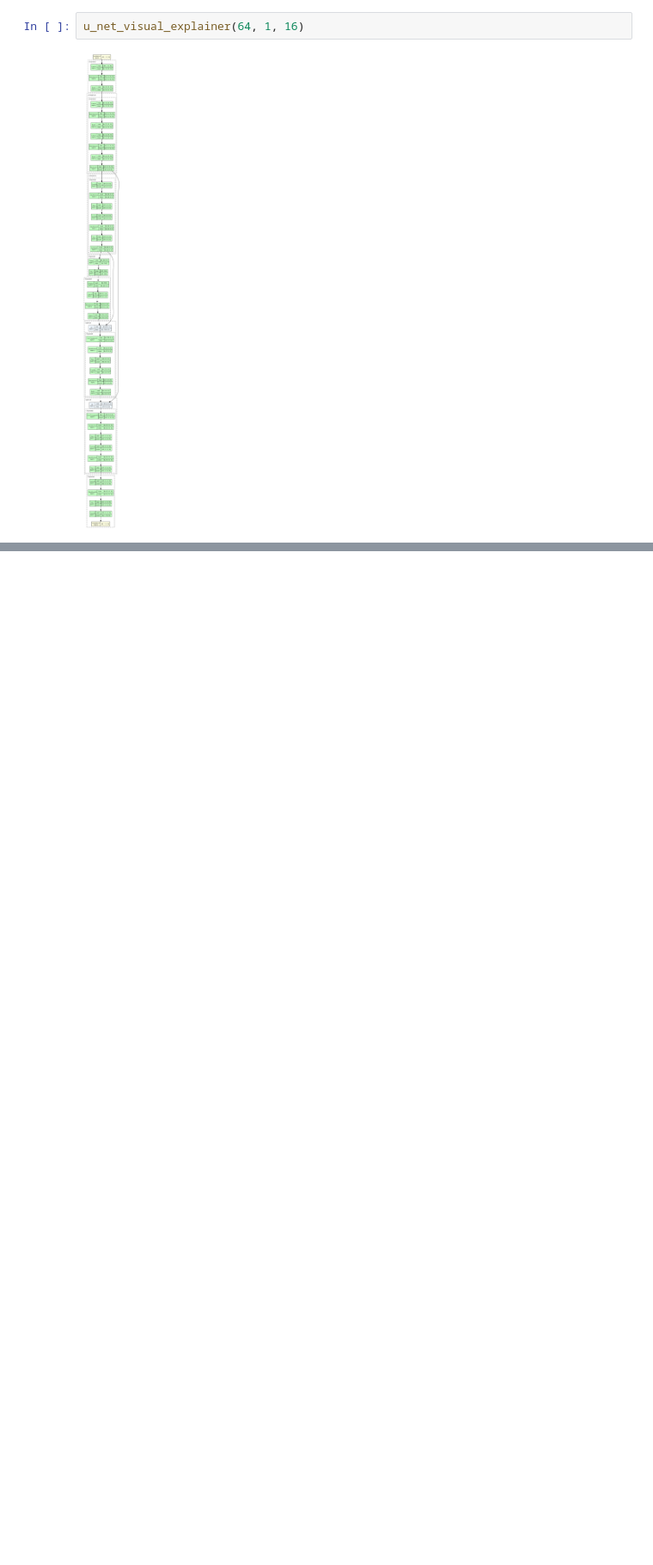
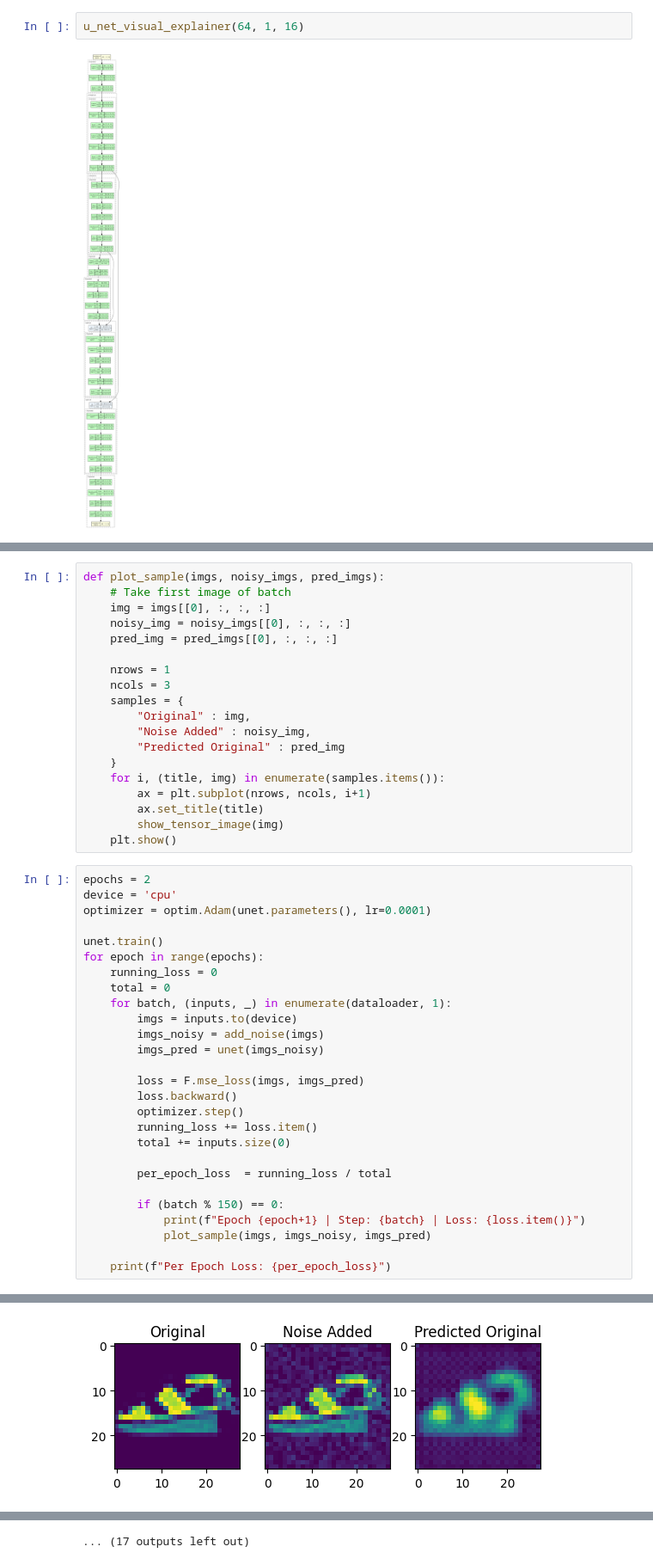
Before and after one commit to bcrohit/stable-diffusion, a Jupyter notebook: U-Net.ipynb, the cells around one changed output, grey strips where cells are left out. Shown at 86% size. Saved outputs shown, nothing was run; the diff lists cells and outputs as text; blank space fills up the shorter version.

Commit message:
train unet with low noise and low lr

```diff
--- a/U-Net.ipynb
+++ b/U-Net.ipynb
@@ -153,0 +157,47 @@ u_net_visual_explainer(64, 1, 16)
+# %%
+def plot_sample(imgs, noisy_imgs, pred_imgs):
+    # Take first image of batch
+    img = imgs[[0], :, :, :]
+    noisy_img = noisy_imgs[[0], :, :, :]
+    pred_img = pred_imgs[[0], :, :, :]
+
+    nrows = 1
+    ncols = 3
+    samples = {
+        "Original" : img,
+        "Noise Added" : noisy_img,
+        "Predicted Original" : pred_img
+    }
+    for i, (title, img) in enumerate(samples.items()):
+        ax = plt.subplot(nrows, ncols, i+1)
+        ax.set_title(title)
+        show_tensor_image(img)
+    plt.show()
+# %%
+epochs = 2
+device = 'cpu'
+optimizer = optim.Adam(unet.parameters(), lr=0.0001)
+
+unet.train()
+for epoch in range(epochs):
+    running_loss = 0
+    total = 0
+    for batch, (inputs, _) in enumerate(dataloader, 1):
+        imgs = inputs.to(device)
+        imgs_noisy = add_noise(imgs)
+        imgs_pred = unet(imgs_noisy)
+
+        loss = F.mse_loss(imgs, imgs_pred)
+        loss.backward()
+        optimizer.step()
+        running_loss += loss.item()
+        total += inputs.size(0)
+
+        per_epoch_loss  = running_loss / total
+
+        if (batch % 150) == 0:
+            print(f"Epoch {epoch+1} | Step: {batch} | Loss: {loss.item()}")
+            plot_sample(imgs, imgs_noisy, imgs_pred)
+
+    print(f"Per Epoch Loss: {per_epoch_loss}")
+# %% [output]
@@ -153,0 +205 @@ u_net_visual_explainer(64, 1, 16)
+[figure, added]
@@ -153,0 +216 @@ u_net_visual_explainer(64, 1, 16)
+... (17 outputs left out)
```
Also changed, not shown: parts of 9 cells of this notebook, 1 other file.
